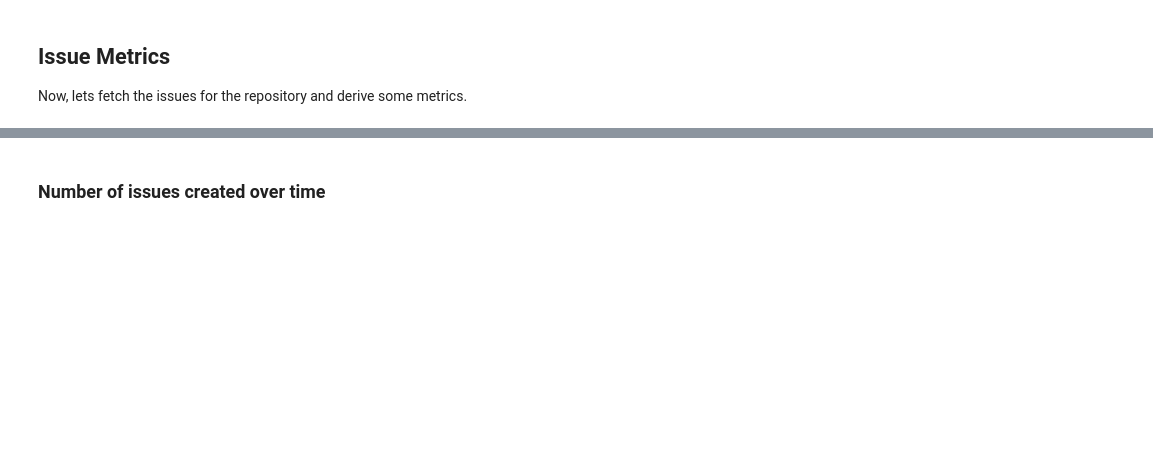
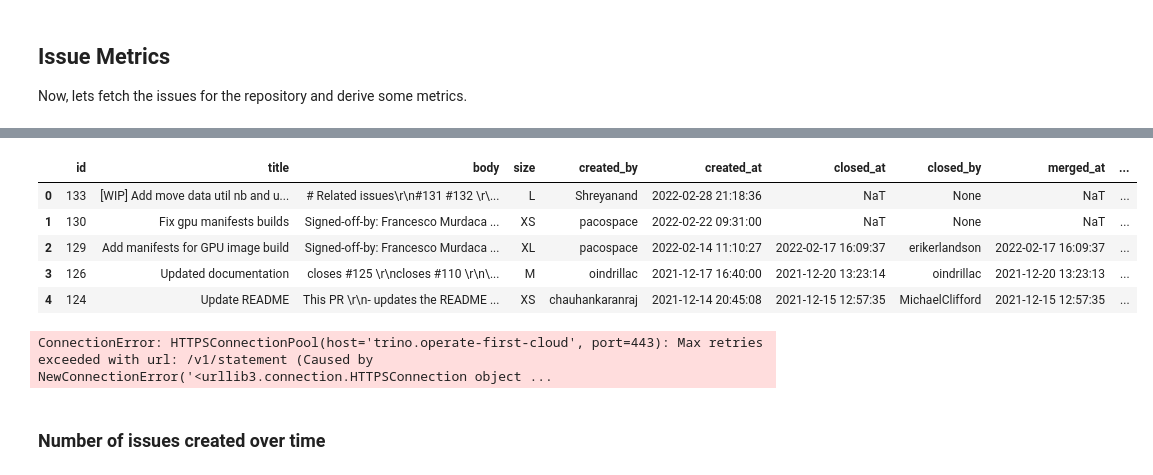
Before and after one commit to chauhankaranraj/metrics, a Jupyter notebook: notebooks/repo_metrics.ipynb, the cells around one changed output, grey strips where cells are left out. Cells and saved outputs as stored; diff of their text form; code cells hidden in the pictures; blank space fills up the shorter version.

```diff
--- a/notebooks/repo_metrics.ipynb
+++ b/notebooks/repo_metrics.ipynb
@@ -80,0 +120,11 @@ issues_df.head()
+# %%
+pr_cols_to_drop = ["interactions", "reviews", "labels", "commits", "changed_files"]
+prs_df = pr_df.drop(columns=pr_cols_to_drop)
+prs_df.head()
+# %% [output]
+|  | id | title | body | size | created_by | created_at | closed_at | closed_by | merged_at | ... |
+| 0 | 133 | [WIP] Add move data util nb and u... | # Related issues\r\n#131 #132 \r\... | L | Shreyanand | 2022-02-28 21:18:36 | NaT | None | NaT | ... |
+| 1 | 130 | Fix gpu manifests builds | Signed-off-by: Francesco Murdaca ... | XS | pacospace | 2022-02-22 09:31:00 | NaT | None | NaT | ... |
+| 2 | 129 | Add manifests for GPU image build | Signed-off-by: Francesco Murdaca ... | XL | pacospace | 2022-02-14 11:10:27 | 2022-02-17 16:09:37 | erikerlandson | 2022-02-17 16:09:37 | ... |
+| 3 | 126 | Updated documentation | closes #125 \r\ncloses #110 \r\n\... | M | oindrillac | 2021-12-17 16:40:00 | 2021-12-20 13:23:14 | oindrillac | 2021-12-20 13:23:13 | ... |
+| 4 | 124 | Update README | This PR \r\n- updates the README ... | XS | chauhankaranraj | 2021-12-14 20:45:08 | 2021-12-15 12:57:35 | MichaelClifford | 2021-12-15 12:57:35 | ... |
@@ -81,3 +166,8 @@ issues_df.head()
+# %%
+cur.execute("show catalogs")
+cur.fetchall()[1]
+# %% [output]
+ConnectionError: HTTPSConnectionPool(host='trino.operate-first-cloud', port=443): Max retries exceeded with url: /v1/statement (Caused by NewConnectionError('<urllib3.connection.HTTPSConnection object ...
 # %% [markdown]
 ### Number of issues created over time
 # %%
```
Also changed, not shown: parts of 29 cells of this notebook.
